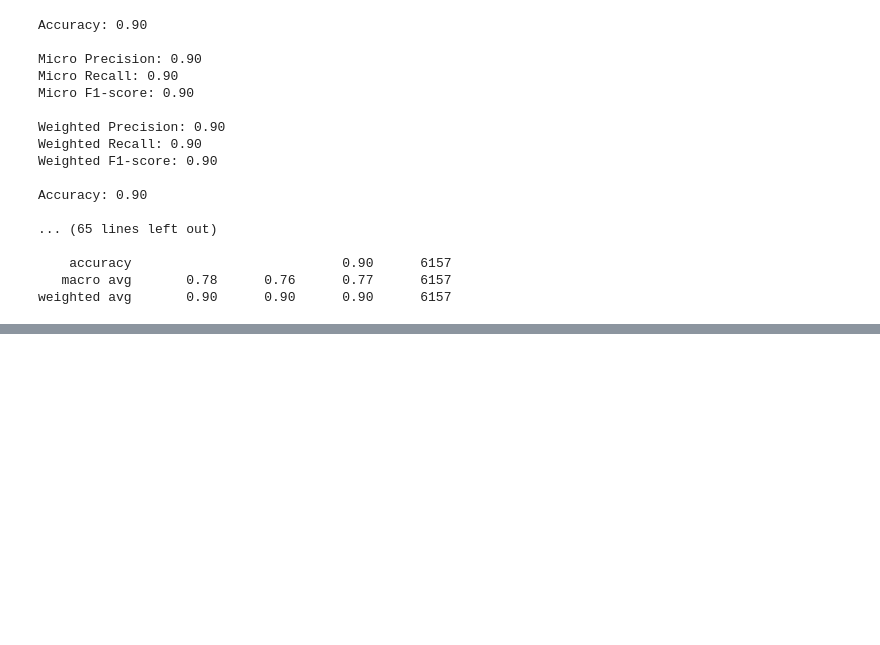
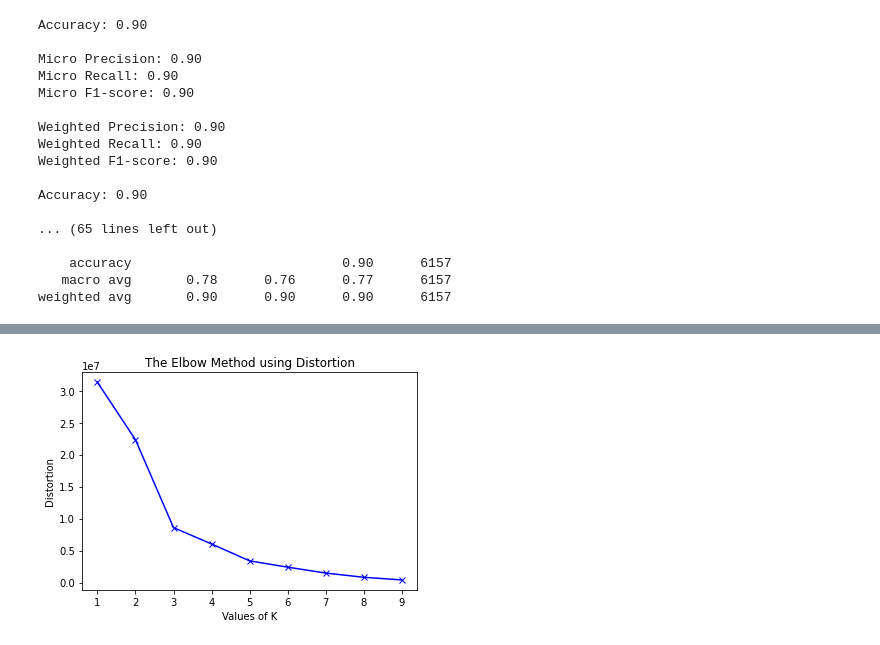
Before and after one commit to llohar/Project_6, a Jupyter notebook: Project6_soln.ipynb, the cells around one changed output, grey strips where cells are left out. Saved outputs shown, nothing was run; the diff lists cells and outputs as text; code cells hidden in the pictures; blank space fills up the shorter version.

```diff
--- a/Project6_soln.ipynb
+++ b/Project6_soln.ipynb
@@ -756,0 +759,14 @@ weighted avg       0.90      0.90      0.90      6157
+# %%
+from sklearn.preprocessing import LabelEncoder
+label_encoder = LabelEncoder()
+data['Network Type'] = label_encoder.fit_transform(data['Network Type'])
+data['State Name'] = label_encoder.fit_transform(data['State Name'])
+data['Operator'] = label_encoder.fit_transform(data['Operator'])
+data['In Out Travelling'] = label_encoder.fit_transform(data['In Out Travelling'])
+data['Call Drop Category'] = label_encoder.fit_transform(data['Call Drop Category'])
+# %%
+kmeans = KMeans(n_clusters=10, random_state=0)
+kmeans.fit(data)
+yhat = kmeans.predict(data)
+clusters = pd.DataFrame(yhat).nunique()
+kmeans.cluster_centers_.shape
@@ -756,0 +779,19 @@ weighted avg       0.90      0.90      0.90      6157
+# %%
+distortions = []
+inertias = []
+mapping1 = {}
+mapping2 = {}
+K = range(1, 10)
+
+for k in K:
+    # Building and fitting the model
+    kmeanModel = KMeans(n_clusters=k).fit(data)
+    kmeanModel.fit(data)
+
+    distortions.append(sum(np.min(cdist(data, kmeanModel.cluster_centers_,
+                                        'euclidean'), axis=1)) / data.shape[0])
+    inertias.append(kmeanModel.inertia_)
+
+    mapping1[k] = sum(np.min(cdist(data, kmeanModel.cluster_centers_,
+                                   'euclidean'), axis=1)) / data.shape[0]
+    mapping2[k] = kmeanModel.inertia_
@@ -756,0 +811,8 @@ weighted avg       0.90      0.90      0.90      6157
+# %%
+plt.plot(K, distortions, 'bx-')
+plt.xlabel('Values of K')
+plt.ylabel('Distortion')
+plt.title('The Elbow Method using Distortion')
+plt.show()
+# %% [output]
+[figure, added]
```
Also changed, not shown: parts of 9 cells of this notebook.
